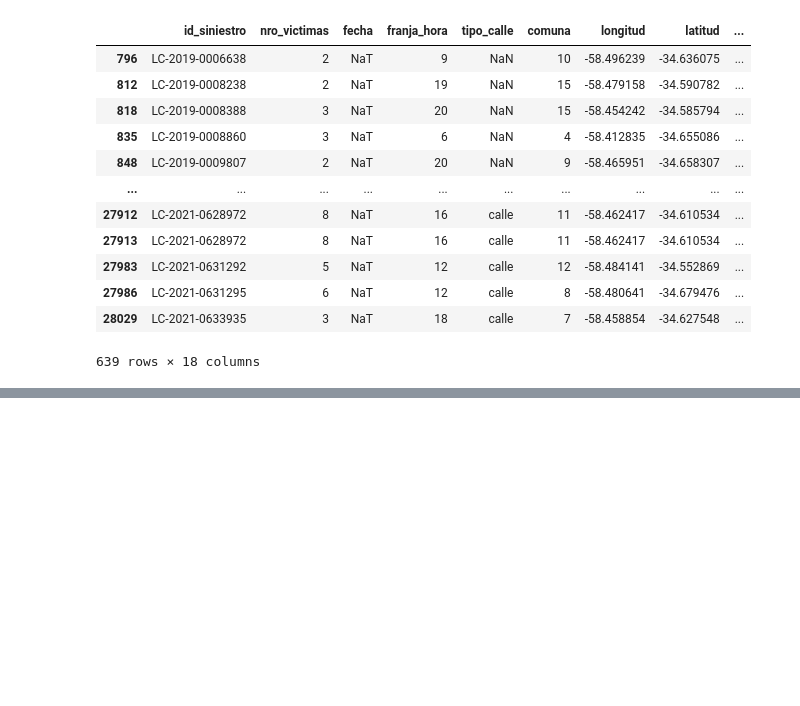
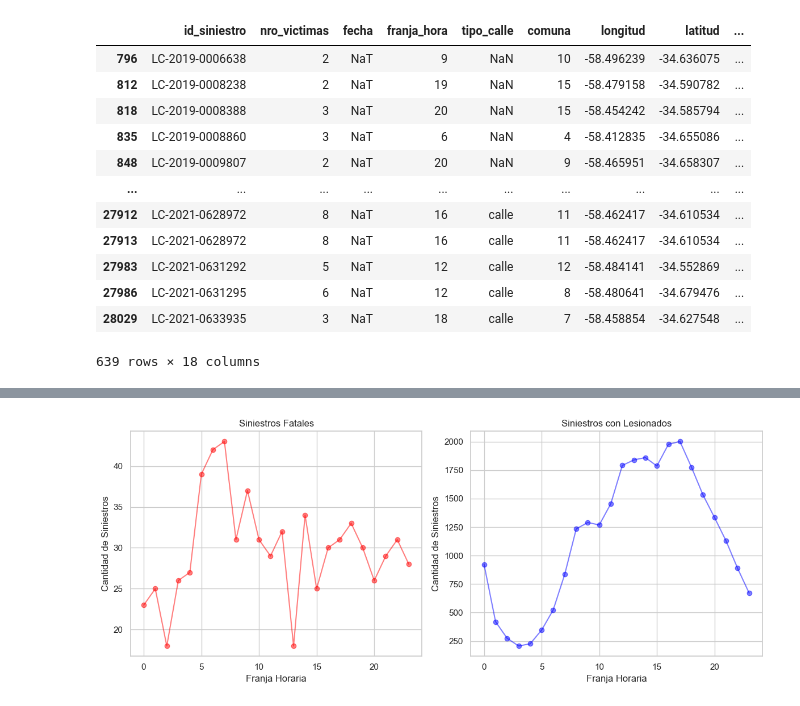
Before and after one commit to Gabbriela07/segundo_integrador_henry, a Jupyter notebook: Archivos_note/02-EDA.ipynb, the cells around one changed output, grey strips where cells are left out. Saved outputs shown, nothing was run; the diff lists cells and outputs as text; code cells hidden in the pictures; blank space fills up the shorter version.

```diff
--- a/Archivos_note/02-EDA.ipynb
+++ b/Archivos_note/02-EDA.ipynb
@@ -369,0 +608,38 @@ Filas duplicadas completas:
+# %%
+# Filtrar por gravedad igual a 'fatal' (víctimas fatales)
+siniestros_fatal = siniestros_df[siniestros_df['gravedad'] == 'fatal'].dropna(subset=['franja_hora'])
+
+# Filtrar por gravedad diferente de 'fatal' (víctimas lesionadas)
+siniestros_lesionados = siniestros_df[siniestros_df['gravedad'] != 'fatal'].dropna(subset=['franja_hora'])
+
+# Obtener la lista completa de franjas horarias (unión de ambas categorías)
+franjas_horarias = np.union1d(siniestros_fatal['franja_hora'].unique(), siniestros_lesionados['franja_hora'].unique())
+
+# Agrupar y contar la cantidad de siniestros en cada categoría para cada franja horaria
+fatal_por_horario = siniestros_fatal.groupby('franja_hora').size().reindex(franjas_horarias, fill_value=0)
+lesionados_por_horario = siniestros_lesionados.groupby('franja_hora').size().reindex(franjas_horarias, fill_value=0)
+
+# Configurar la figura y los subgráficos
+fig, axes = plt.subplots(1, 2, figsize=(12, 5))
+
+# Graficar la línea para siniestros fatales con menor intensidad de color
+axes[0].plot(franjas_horarias, fatal_por_horario, label='Fatal', color='red', alpha=0.5, marker='o')
+axes[0].set_title('Siniestros Fatales')
+axes[0].set_xlabel('Franja Horaria')
+axes[0].set_ylabel('Cantidad de Siniestros')
+axes[0].grid(True)
+
+# Graficar la línea para siniestros con víctimas lesionadas con menor intensidad de color
+axes[1].plot(franjas_horarias, lesionados_por_horario, label='Lesionados', color='blue', alpha=0.5, marker='o')
+axes[1].set_title('Siniestros con Lesionados')
+axes[1].set_xlabel('Franja Horaria')
+axes[1].set_ylabel('Cantidad de Siniestros')
+axes[1].grid(True)
+
+# Ajustar el diseño para evitar superposiciones
+plt.tight_layout()
+
+# Mostrar los gráficos
+plt.show()
+# %% [output]
+[figure, added]
```
Also changed, not shown: parts of 36 cells of this notebook, 1 other file.
